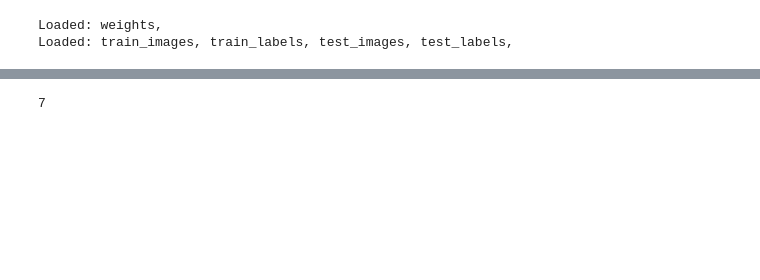
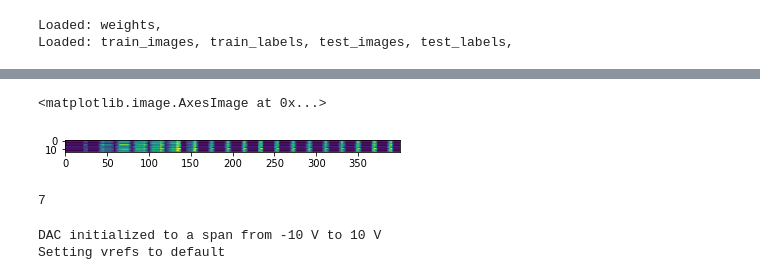
Before and after one commit to lican81/A0_DUT, a Jupyter notebook: testbench_wk5_cnn.ipynb, the cells around one changed output, grey strips where cells are left out. Saved outputs shown, nothing was run; the diff lists cells and outputs as text; code cells hidden in the pictures; blank space fills up the shorter version.

```diff
--- a/testbench_wk5_cnn.ipynb
+++ b/testbench_wk5_cnn.ipynb
@@ -71,3 +69,8 @@ plt.colorbar()
+# %%
+plt.imshow(out)
+# %% [output]
+<matplotlib.image.AxesImage at 0x...>
+[figure, added]
 # %%
 x1 = nn.relu(x)
 x1 = nn.max_pooling(x1)
@@ -79,0 +105,8 @@ print(y.argmax())
+# %%
+dut.reset_chip()
+dut.reset_dpe()
+dut.ground_PIC()
+dut.power_on()
+# %% [output]
+DAC initialized to a span from -10 V to 10 V
+Setting vrefs to default
```
Also changed, not shown: parts of 30 cells of this notebook, 6 other files.
